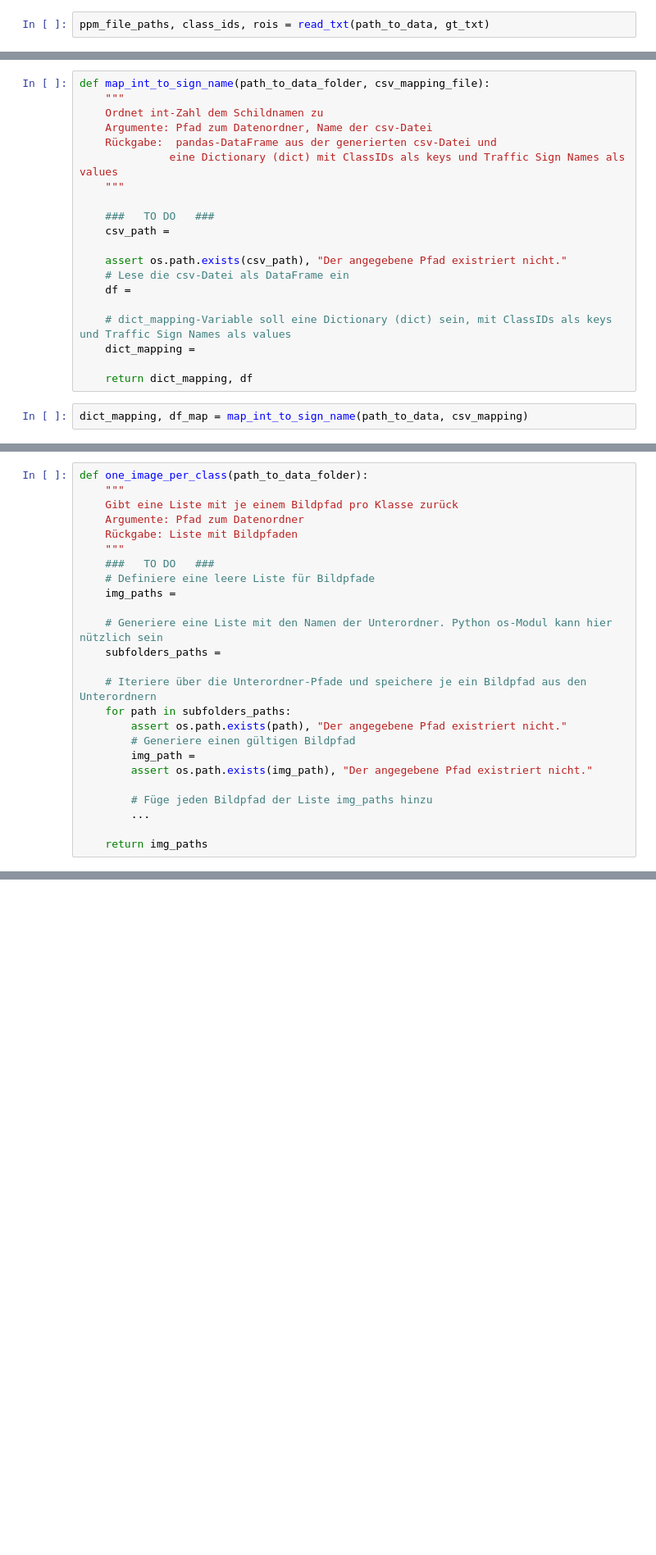
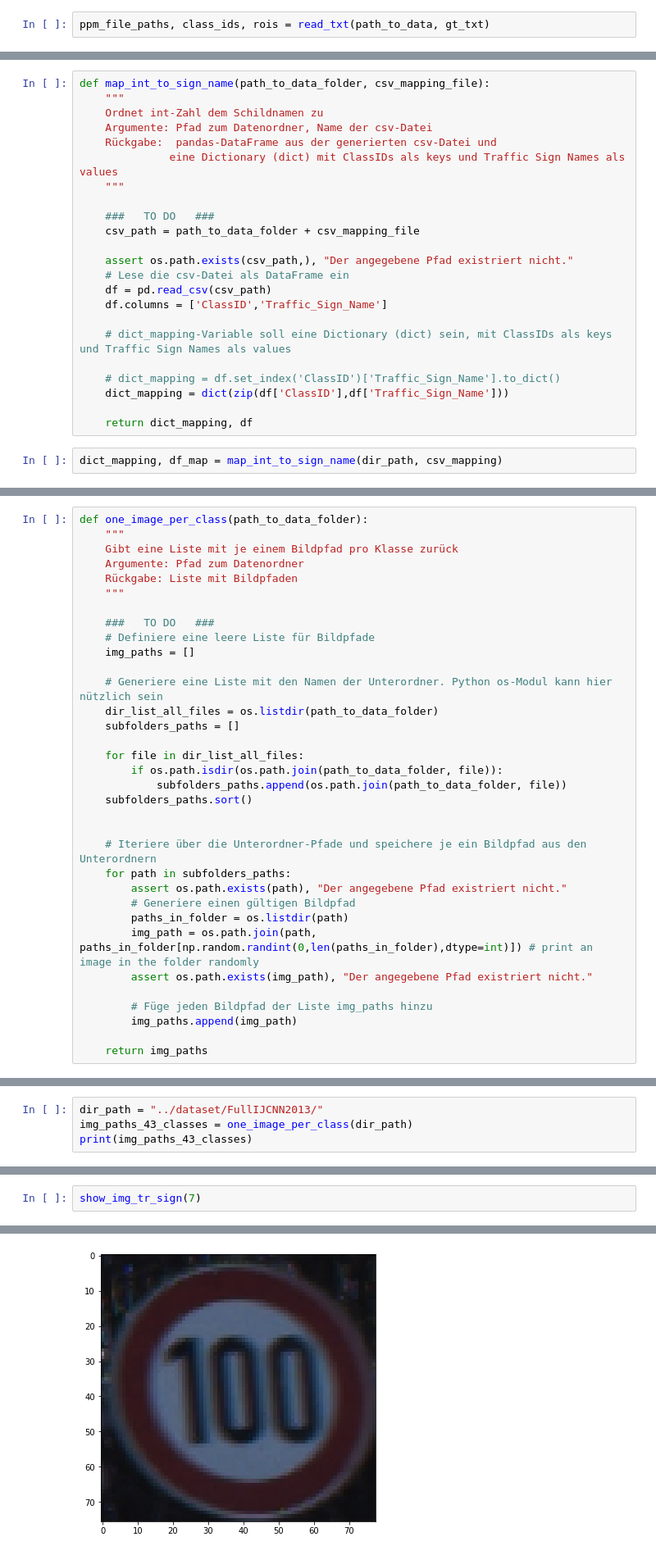
Before and after one commit to ZemsRepo/BGA2, a Jupyter notebook: UE_1/UE 1 - Durchführung/UE1_Aufgaben.ipynb, the cells around one changed output, grey strips where cells are left out. Shown at 82% size. Drawn from its saved outputs; the diff is of its cells as text; blank space fills up the shorter version.

```diff
--- a/UE_1/UE 1 - Durchführung/UE1_Aufgaben.ipynb
+++ b/UE_1/UE 1 - Durchführung/UE1_Aufgaben.ipynb
@@ -237,18 +259,21 @@ def map_int_to_sign_name(path_to_data_folder, csv_mapping_file):
     """
 
     ###   TO DO   ###
-    csv_path =
+    csv_path = path_to_data_folder + csv_mapping_file
 
-    assert os.path.exists(csv_path), "Der angegebene Pfad existriert nicht."
+    assert os.path.exists(csv_path,), "Der angegebene Pfad existriert nicht."
     # Lese die csv-Datei als DataFrame ein
-    df =
+    df = pd.read_csv(csv_path)
+    df.columns = ['ClassID','Traffic_Sign_Name']
 
     # dict_mapping-Variable soll eine Dictionary (dict) sein, mit ClassIDs als keys und Traffic Sign Names als values
-    dict_mapping =
+
+    # dict_mapping = df.set_index('ClassID')['Traffic_Sign_Name'].to_dict()
+    dict_mapping = dict(zip(df['ClassID'],df['Traffic_Sign_Name']))
 
     return dict_mapping, df
 # %%
-dict_mapping, df_map = map_int_to_sign_name(path_to_data, csv_mapping)
+dict_mapping, df_map = map_int_to_sign_name(dir_path, csv_mapping)
 # %%
 # Übersicht der Klassen
 df_map.style.hide_index()
@@ -268,21 +311,30 @@ def one_image_per_class(path_to_data_folder):
     Argumente: Pfad zum Datenordner
     Rückgabe: Liste mit Bildpfaden
     """
+
     ###   TO DO   ###
     # Definiere eine leere Liste für Bildpfade
-    img_paths =
+    img_paths = []
 
     # Generiere eine Liste mit den Namen der Unterordner. Python os-Modul kann hier nützlich sein
-    subfolders_paths =
+    dir_list_all_files = os.listdir(path_to_data_folder)
+    subfolders_paths = []
+
+    for file in dir_list_all_files:
+        if os.path.isdir(os.path.join(path_to_data_folder, file)):
+            subfolders_paths.append(os.path.join(path_to_data_folder, file))
+    subfolders_paths.sort()
+
 
     # Iteriere über die Unterordner-Pfade und speichere je ein Bildpfad aus den Unterordnern
     for path in subfolders_paths:
         assert os.path.exists(path), "Der angegebene Pfad existriert nicht."
         # Generiere einen gültigen Bildpfad
-        img_path =
+        paths_in_folder = os.listdir(path)
+        img_path = os.path.join(path, paths_in_folder[np.random.randint(0,len(paths_in_folder),dtype=int)]) # print an image in the folder randomly
         assert os.path.exists(img_path), "Der angegebene Pfad existriert nicht."
 
         # Füge jeden Bildpfad der Liste img_paths hinzu
-        ...
+        img_paths.append(img_path)
 
     return img_paths
@@ -290,0 +348,4 @@ img_paths_43_classes = one_image_per_class(path_to_data)
+# %%
+dir_path = "../dataset/FullIJCNN2013/"
+img_paths_43_classes = one_image_per_class(dir_path)
+print(img_paths_43_classes)
@@ -300,3 +363,6 @@ def show_img_tr_sign(idx):
     img = plt.imread(img_paths_43_classes[idx])
     plt.imshow(img)
     plt.show()
+# %%
+show_img_tr_sign(7)
+# %% [output]
@@ -303,2 +370,3 @@ def show_img_tr_sign(idx):
+[figure, added]
 # %%
 # Nutze interaktive Anzeige, um die Bilder anzusehen
```
Also changed, not shown: parts of 13 cells of this notebook.
